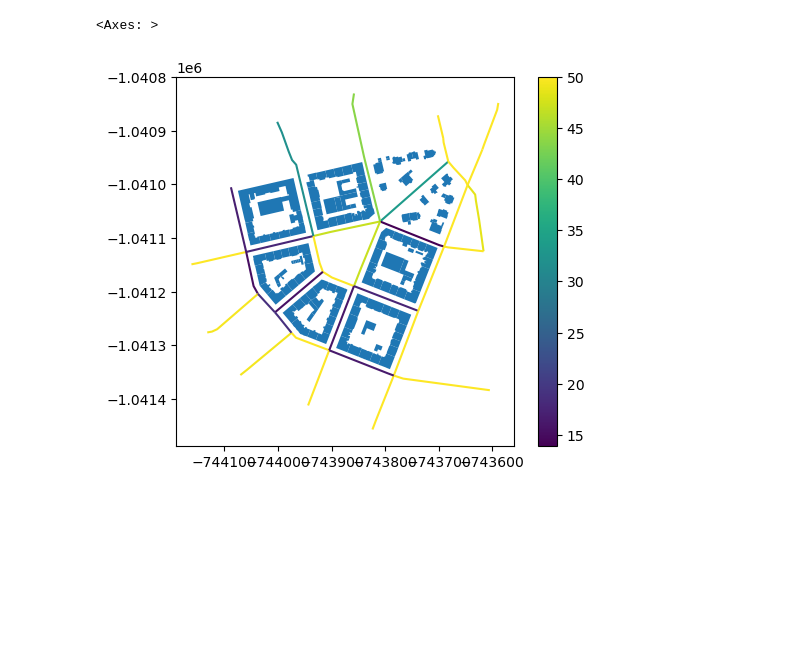
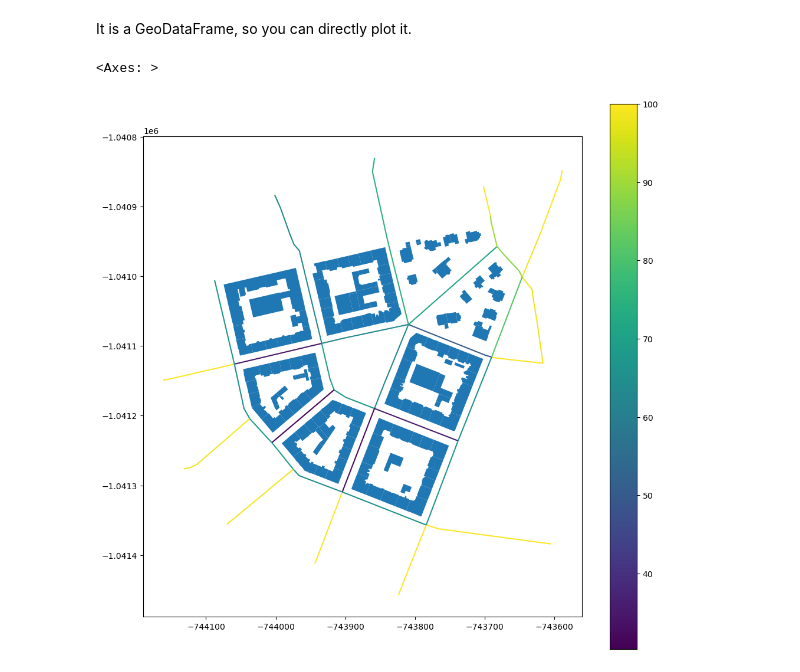
Before and after one commit to uscuni/streetscape, a Jupyter notebook: example.ipynb, the cells around one changed output. Drawn from its saved outputs; the diff is of its cells as text; code cells hidden in the pictures; blank space fills up the shorter version.

```diff
--- a/example.ipynb
+++ b/example.ipynb
@@ -49,0 +46,3 @@ df.head(10)
+# %%
+street_df = sc.street_level()
+street_df.head()
@@ -50,6 +58,8 @@ df.head(10)
+# %% [markdown]
+It is a GeoDataFrame, so you can directly plot it.
 # %%
-ax = sc.streets.plot(df.left_OS.apply(np.mean).values, legend=True)
+ax = street_df.plot("OS", figsize=(12, 12), legend=True)
 buildings.plot(ax=ax)
 # %% [output]
 <Axes: >
-[figure, old version]
+[figure, new version]
```
Also changed, not shown: parts of 33 cells of this notebook, 3 other files.
